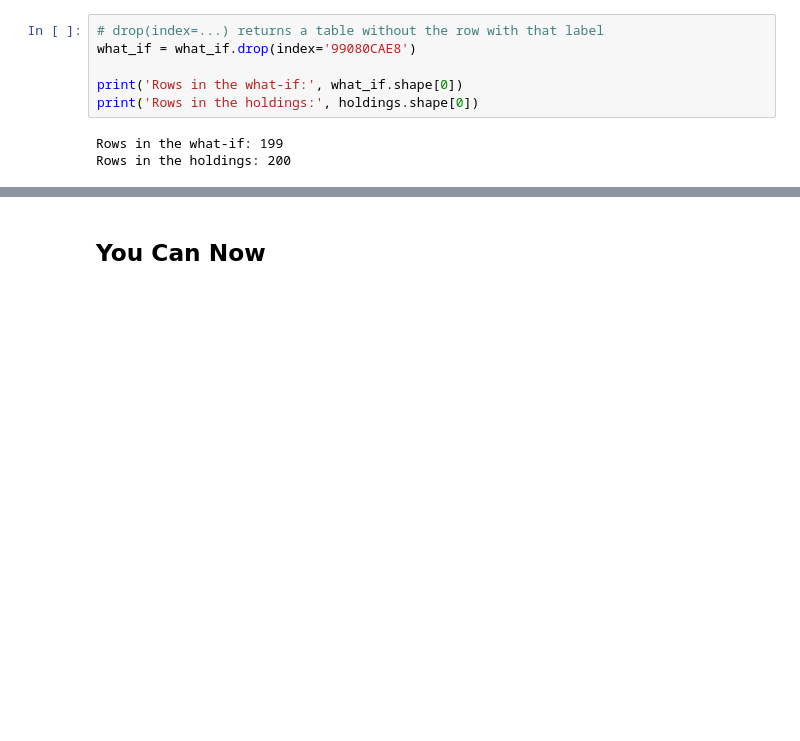
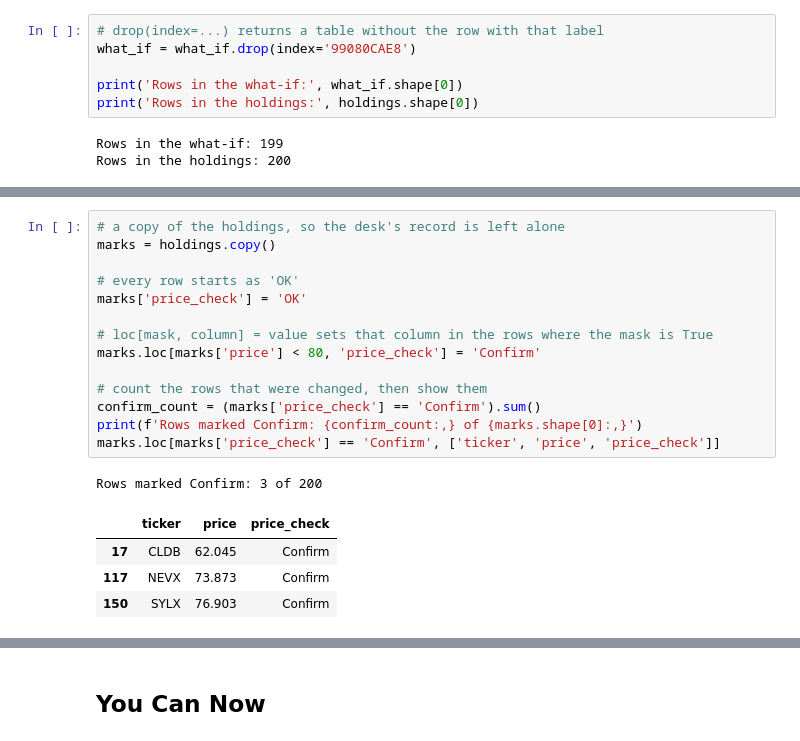
Before and after one commit to lenamonj/python-fixed-income, a Jupyter notebook: course1_python_foundations/week2/day2/07_pandas_series_and_dataframes.ipynb, the cells around one changed output, grey strips where cells are left out. Cells and saved outputs as stored; diff of their text form; blank space fills up the shorter version.

```diff
--- a/course1_python_foundations/week2/day2/07_pandas_series_and_dataframes.ipynb
+++ b/course1_python_foundations/week2/day2/07_pandas_series_and_dataframes.ipynb
@@ -984,0 +1015,20 @@ Rows in the holdings: 200
+# %%
+# a copy of the holdings, so the desk's record is left alone
+marks = holdings.copy()
+
+# every row starts as 'OK'
+marks['price_check'] = 'OK'
+
+# loc[mask, column] = value sets that column in the rows where the mask is True
+marks.loc[marks['price'] < 80, 'price_check'] = 'Confirm'
+
+# count the rows that were changed, then show them
+confirm_count = (marks['price_check'] == 'Confirm').sum()
+print(f'Rows marked Confirm: {confirm_count:,} of {marks.shape[0]:,}')
+marks.loc[marks['price_check'] == 'Confirm', ['ticker', 'price', 'price_check']]
+# %% [output]
+Rows marked Confirm: 3 of 200
+|  | ticker | price | price_check |
+| 17 | CLDB | 62.045 | Confirm |
+| 117 | NEVX | 73.873 | Confirm |
+| 150 | SYLX | 76.903 | Confirm |
```
Also changed, not shown: parts of 21 cells of this notebook, 15 other files.
